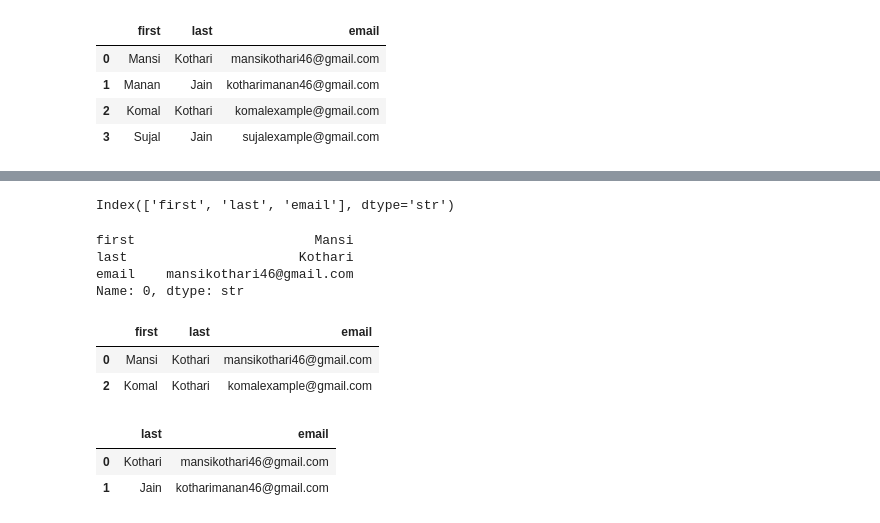
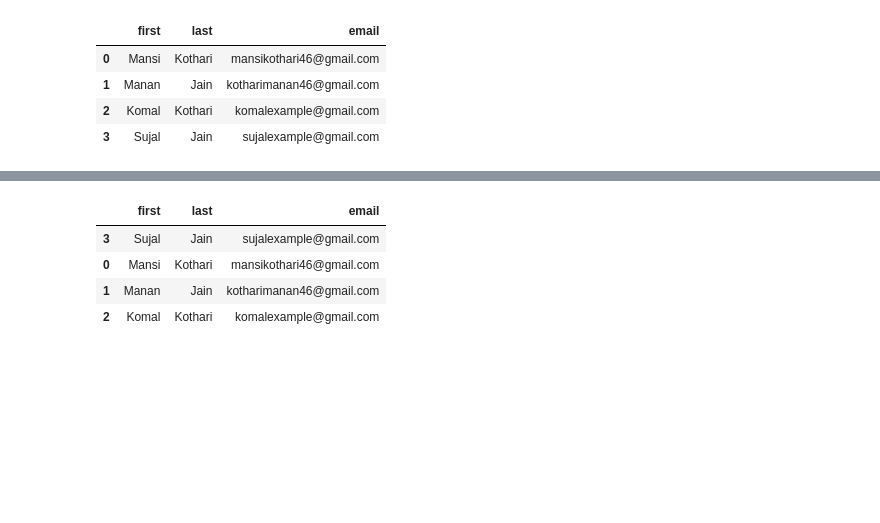
Before and after one commit to KothariMansi/PandasLearn, a Jupyter notebook: Snippets.ipynb, the cells around one changed output, grey strips where cells are left out. Cells and saved outputs as stored; diff of their text form; code cells hidden in the pictures; blank space fills up the shorter version.

```diff
--- a/Snippets.ipynb
+++ b/Snippets.ipynb
@@ -66,23 +26,8 @@ df[["last","email"]]
-# %%
-df.columns
-# %% [output]
-Index(['first', 'last', 'email'], dtype='str')
-# %%
-df.iloc[0]
-# %% [output]
-first                       Mansi
-last                      Kothari
-email    mansikothari46@gmail.com
-Name: 0, dtype: str
-# %%
-df.iloc[[0, 2]]
-# %% [output]
-|  | first | last | email |
-| 0 | Mansi | Kothari | mansikothari46@gmail.com |
-| 2 | Komal | Kothari | komalexample@gmail.com |
-# %%
-df.iloc[[0, 1], [1, 2]]
-# %% [output]
-|  | last | email |
-| 0 | Kothari | mansikothari46@gmail.com |
-| 1 | Jain | kotharimanan46@gmail.com |
+# %%
+df.sort_values(by='first', ascending=False)
+# %% [output]
+|  | first | last | email |
+| 3 | Sujal | Jain | sujalexample@gmail.com |
+| 0 | Mansi | Kothari | mansikothari46@gmail.com |
+| 1 | Manan | Jain | kotharimanan46@gmail.com |
+| 2 | Komal | Kothari | komalexample@gmail.com |
```
Also changed, not shown: parts of 57 cells of this notebook, 2 other files.
